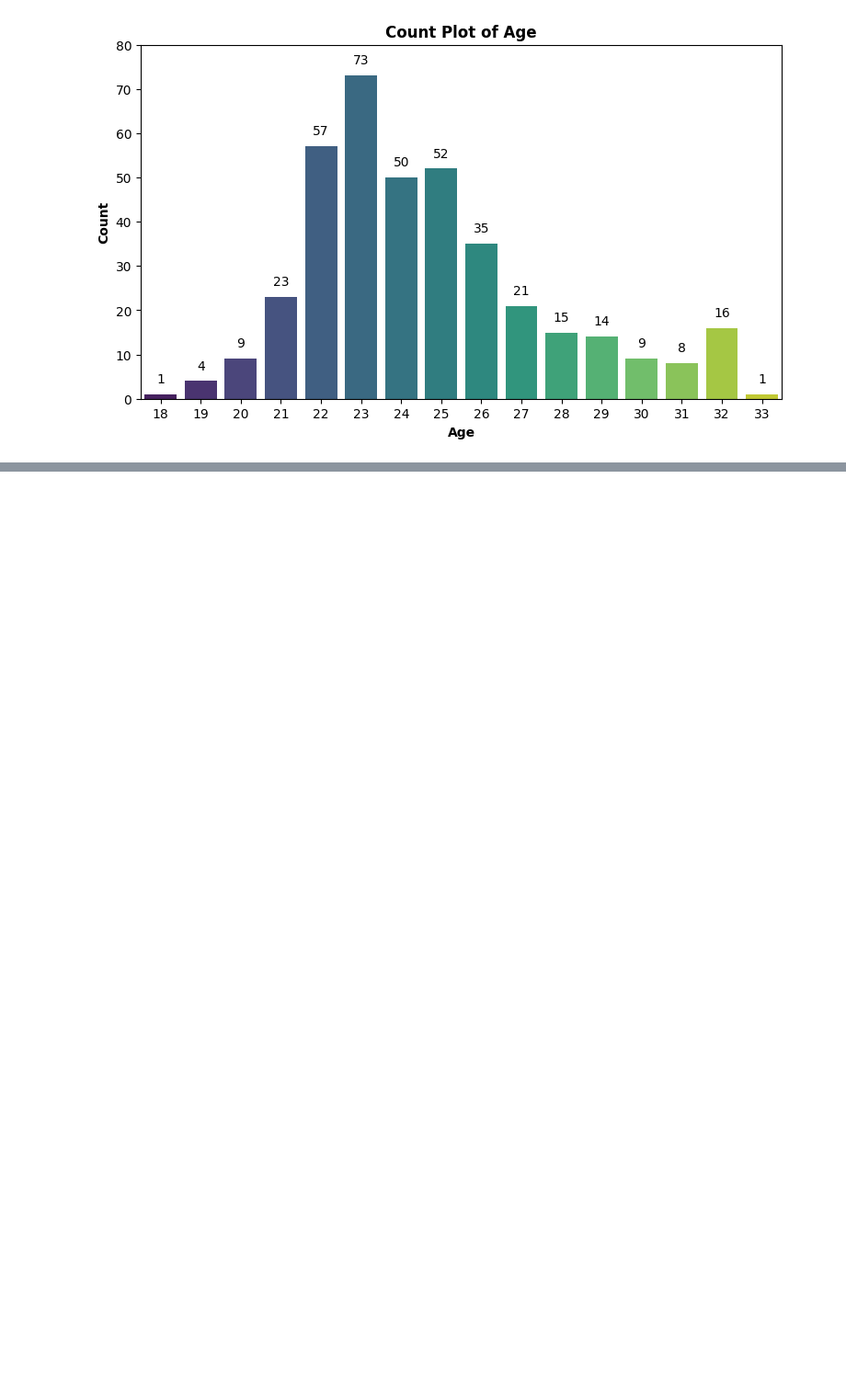
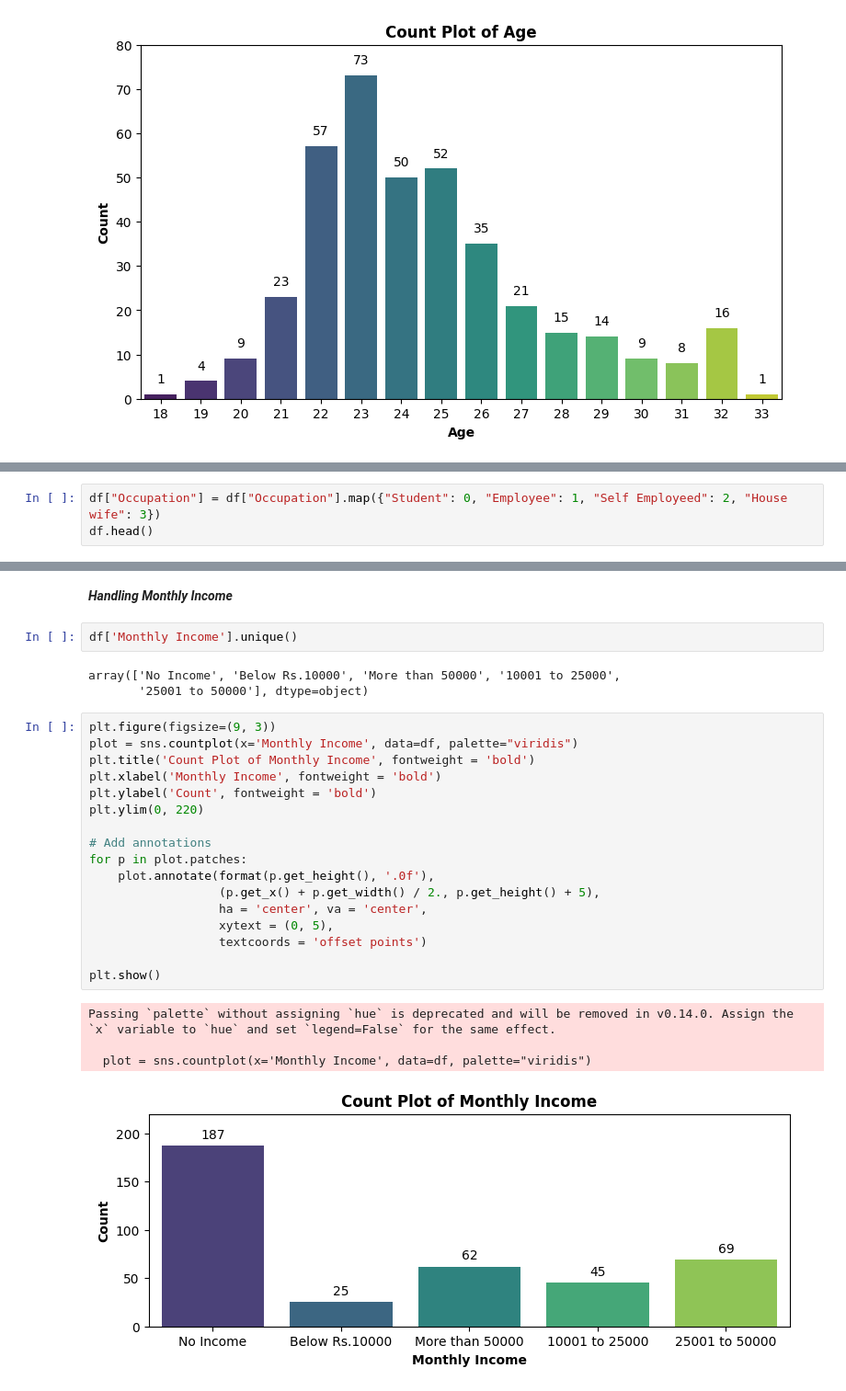
Before and after one commit to sg0905/data-analytics-project, a Jupyter notebook: Food Reorder Prediction/main.ipynb, the cells around one changed output, grey strips where cells are left out. Shown at 92% size. Cells and saved outputs as stored; diff of their text form; blank space fills up the shorter version.

```diff
--- a/Food Reorder Prediction/main.ipynb
+++ b/Food Reorder Prediction/main.ipynb
@@ -91,0 +213,3 @@ Passing `palette` without assigning `hue` is deprecated and will be removed in v
+# %%
+df["Occupation"] = df["Occupation"].map({"Student": 0, "Employee": 1, "Self Employeed": 2, "House wife": 3})
+df.head()
@@ -91,0 +223,29 @@ Passing `palette` without assigning `hue` is deprecated and will be removed in v
+# %% [markdown]
+***Handling Monthly Income***
+# %%
+df['Monthly Income'].unique()
+# %% [output]
+array(['No Income', 'Below Rs.10000', 'More than 50000', '10001 to 25000',
+       '25001 to 50000'], dtype=object)
+# %%
+plt.figure(figsize=(9, 3))
+plot = sns.countplot(x='Monthly Income', data=df, palette="viridis")
+plt.title('Count Plot of Monthly Income', fontweight = 'bold')
+plt.xlabel('Monthly Income', fontweight = 'bold')
+plt.ylabel('Count', fontweight = 'bold')
+plt.ylim(0, 220)
+
+# Add annotations
+for p in plot.patches:
+    plot.annotate(format(p.get_height(), '.0f'),
+                  (p.get_x() + p.get_width() / 2., p.get_height() + 5),
+                  ha = 'center', va = 'center',
+                  xytext = (0, 5),
+                  textcoords = 'offset points')
+
+plt.show()
+# %% [output]
+Passing `palette` without assigning `hue` is deprecated and will be removed in v0.14.0. Assign the `x` variable to `hue` and set `legend=False` for the same effect.
+
+  plot = sns.countplot(x='Monthly Income', data=df, palette="viridis")
+[figure, added]
```
Also changed, not shown: parts of 44 cells of this notebook.
